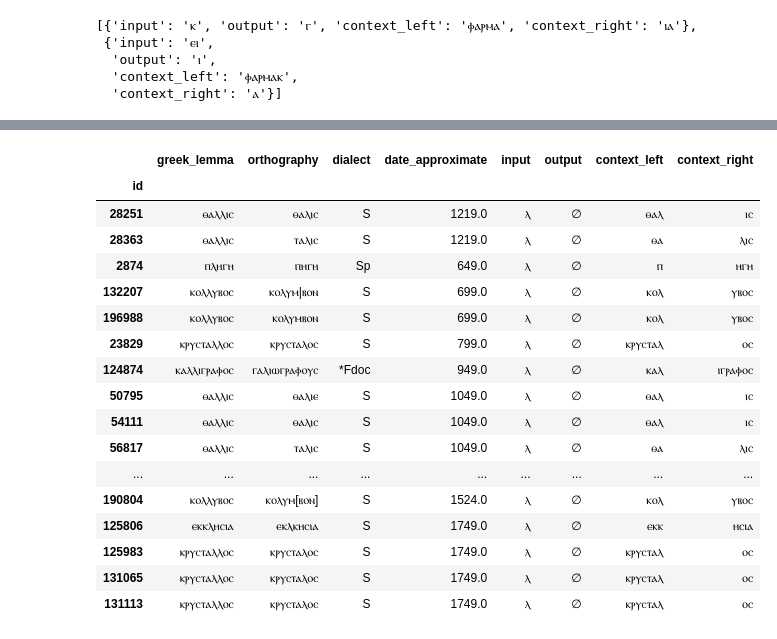
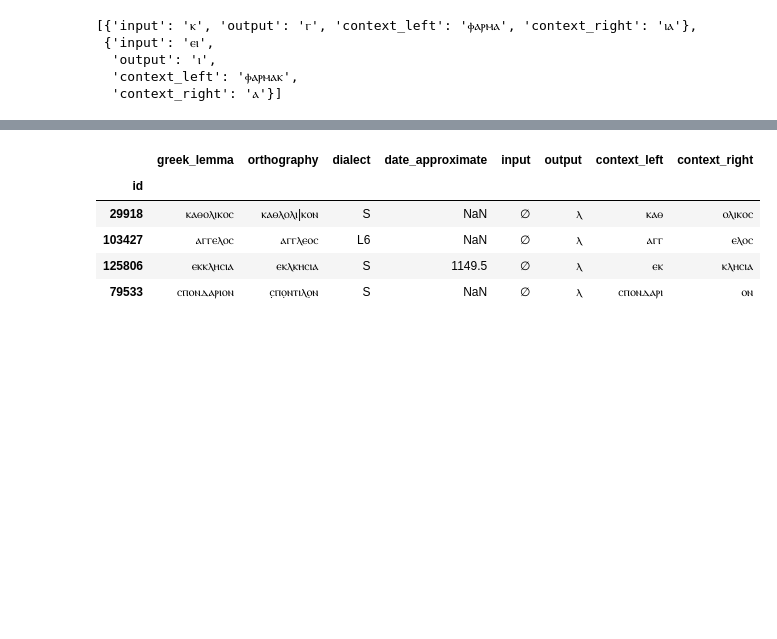
Before and after one commit to kmein/greek-coptic, a Jupyter notebook: greek-coptic.ipynb, the cells around one changed output, grey strips where cells are left out. Saved outputs shown, nothing was run; the diff lists cells and outputs as text; code cells hidden in the pictures; blank space fills up the shorter version.

```diff
--- a/greek-coptic.ipynb
+++ b/greek-coptic.ipynb
@@ -178,0 +180,2 @@ df["date_approximate"] = df["latest"] + df["earliest"] / 2
+# %%
+df_simple = df_simple.dropna(subset={"orthography", "greek_lemma"})
@@ -312,21 +414,7 @@ def fix_gemination(edit):
             "input": edit["context_left"][-1],
             "output": edit["output"][0] * 2,
             "context_left": edit["context_left"][:-1],
-            "context_right": edit["context_right"],
+            "context_right": edit["input"]+edit["context_right"],
         }]
     else:
         return [edit]
-
-fix_gemination({
-    "input": "∅",
-    "output": "ⲗ",
-    "context_left": "ⲁⲣⲭⲁⲅⲅⲉⲗ",
-    "context_right": "ⲟⲥ"
-})
-
-fix_gemination({
-    "input": "ⲁⲓ",
-    "output": "ⲥⲉ",
-    "context_left": "ⲫⲁⲣⲓⲥ",
-    "context_right": "ⲟⲥ"
-})
@@ -470,0 +560,19 @@ list(get_required_edits_improved("ⲙⲁⲥⲧⲓⲝ", "ⲙⲁⲥⲥⲓⲅⲝ"))
+# %%
+def flatmap(func, *iterable):
+    return itertools.chain.from_iterable(map(func, *iterable))
+
+def get_required_edits_improved(x, y):
+    return flatmap(fix_CV_or_VC,
+        map(fix_degemination,
+            flatmap(fix_gemination,
+                map(unprotect_edit,
+                    get_required_edits(
+                        protect_digraphs(x),
+                        protect_digraphs(y)
+                    )
+                )
+            )
+        )
+    )
+
+list(get_required_edits_improved("ⲙⲁⲥⲧⲓⲝ", "ⲙⲁⲥⲥⲓⲅⲝ"))
@@ -488,9 +600,11 @@ df_diff = df_diff[~(
     (df_diff["context_right"] == "#")
     & (
         (df_diff["input"].isin({"ⲥ", "ⲛ"}) & df_diff["output"].isin({"ⲛ", "ⲩ"}) & df_diff["context_left"].str.endswith("ⲟ"))
-        | ((df_diff["input"] == "ⲟⲥ") & (df_diff["output"].isin({"ⲏ", "ⲁ", "ⲱⲛ", "ⲱ", "ⲉ"})))
+        | ((df_diff["input"] == "ⲟⲥ") & (df_diff["output"].isin({"ⲏ", "ⲁ", "ⲱⲛ", "ⲱ", "ⲉ", "ⲟⲩ"})))
+        | ((df_diff["input"] == "ⲟⲛ") & (df_diff["output"] == "ⲁ"))
         | ((df_diff["input"] == "ⲩⲥ") & (df_diff["output"] == "ⲏ"))
         | ((df_diff["input"] == "ⲥ") & (df_diff["output"] == "ⲛ"))
+        | ((df_diff["input"] == "ⲛ") & (df_diff["output"] == "ⲥ"))
     )
 ) & ~(
     (df_diff["context_right"] == "ⲥ")
@@ -514,6 +628,8 @@ blacklist = {
     "ⲥⲱⲧⲏⲣ",
     "ⲡⲛⲉⲩⲙⲁⲧⲓⲕⲟⲥ",
     "ⲇⲉⲓⲛⲁ",
+    "ⲕⲩⲣⲓⲟⲥ",
+    "ⲡⲁⲛⲧⲟⲕⲣⲁⲧⲱⲣ",
     "ⲁⲙⲏⲛ" # sometimes ϥⲑ
 }
 
@@ -603,23 +719,11 @@ input        output
 Name: greek_lemma, dtype: object
 # %%
-df_diff[(df_diff["input"] == "ⲗ") & (df_diff["output"] == "∅")]
+df_diff[(df_diff["input"] == "∅") & (df_diff["output"] == "ⲗ")]
 # %% [output]
 |  | greek_lemma | orthography | dialect | date_approximate | input | output | context_left | context_right |
 | id |  |  |  |  |  |  |  |  |
-| 28251 | ⲑⲁⲗⲗⲓⲥ | ⲑⲁⲗⲓⲥ | S | 1219.0 | ⲗ | ∅ | ⲑⲁⲗ | ⲓⲥ |
-| 28363 | ⲑⲁⲗⲗⲓⲥ | ⲧⲁⲗⲓⲥ | S | 1219.0 | ⲗ | ∅ | ⲑⲁ | ⲗⲓⲥ |
-| 2874 | ⲡⲗⲏⲅⲏ | ⲡⲏⲅⲏ | Sp | 649.0 | ⲗ | ∅ | ⲡ | ⲏⲅⲏ |
-| 132207 | ⲕⲟⲗⲗⲩⲃⲟⲥ | ⲕⲟⲗⲩⲙ|ⲃⲟⲛ | S | 699.0 | ⲗ | ∅ | ⲕⲟⲗ | ⲩⲃⲟⲥ |
-| 196988 | ⲕⲟⲗⲗⲩⲃⲟⲥ | ⲕⲟⲗⲩⲙⲃⲟⲛ | S | 699.0 | ⲗ | ∅ | ⲕⲟⲗ | ⲩⲃⲟⲥ |
-| 23829 | ⲕⲣⲩⲥⲧⲁⲗⲗⲟⲥ | ⲕⲣⲩⲥⲧⲁⲗⲟⲥ | S | 799.0 | ⲗ | ∅ | ⲕⲣⲩⲥⲧⲁⲗ | ⲟⲥ |
-| 124874 | ⲕⲁⲗⲗⲓⲅⲣⲁⲫⲟⲥ | ⲅⲁⲗⲓⲱⲅⲣⲁⲫⲟⲩⲥ | *Fdoc | 949.0 | ⲗ | ∅ | ⲕⲁⲗ | ⲓⲅⲣⲁⲫⲟⲥ |
-| 50795 | ⲑⲁⲗⲗⲓⲥ | ⲑⲁⲗⲓⲉ | S | 1049.0 | ⲗ | ∅ | ⲑⲁⲗ | ⲓⲥ |
-| 54111 | ⲑⲁⲗⲗⲓⲥ | ⲑⲁⲗⲓⲥ | S | 1049.0 | ⲗ | ∅ | ⲑⲁⲗ | ⲓⲥ |
-| 56817 | ⲑⲁⲗⲗⲓⲥ | ⲧⲁⲗⲓⲥ | S | 1049.0 | ⲗ | ∅ | ⲑⲁ | ⲗⲓⲥ |
-| ... | ... | ... | ... | ... | ... | ... | ... | ... |
-| 190804 | ⲕⲟⲗⲗⲩⲃⲟⲥ | ⲕⲟⲗⲩⲙ[ⲃⲟⲛ] | S | 1524.0 | ⲗ | ∅ | ⲕⲟⲗ | ⲩⲃⲟⲥ |
-| 125806 | ⲉⲕⲕⲗⲏⲥⲓⲁ | ⲉⲕⲗⲕⲏⲥⲓⲁ | S | 1749.0 | ⲗ | ∅ | ⲉⲕⲕ | ⲏⲥⲓⲁ |
-| 125983 | ⲕⲣⲩⲥⲧⲁⲗⲗⲟⲥ | ⲕⲣⲩⲥⲧⲁⲗⲟⲥ | S | 1749.0 | ⲗ | ∅ | ⲕⲣⲩⲥⲧⲁⲗ | ⲟⲥ |
-| 131065 | ⲕⲣⲩⲥⲧⲁⲗⲗⲟⲥ | ⲕⲣⲩⲥⲧⲁⲗⲟⲥ | S | 1749.0 | ⲗ | ∅ | ⲕⲣⲩⲥⲧⲁⲗ | ⲟⲥ |
-| 131113 | ⲕⲣⲩⲥⲧⲁⲗⲗⲟⲥ | ⲕⲣⲩⲥⲧⲁⲗⲟⲥ | S | 1749.0 | ⲗ | ∅ | ⲕⲣⲩⲥⲧⲁⲗ | ⲟⲥ |
+| 29918 | ⲕⲁⲑⲟⲗⲓⲕⲟⲥ | ⲕⲁⲑⲗⲟⲗⲓ|ⲕⲟⲛ | S | NaN | ∅ | ⲗ | ⲕⲁⲑ | ⲟⲗⲓⲕⲟⲥ |
+| 103427 | ⲁⲅⲅⲉⲗⲟⲥ | ⲁⲅⲅⲗⲉⲟⲥ | L6 | NaN | ∅ | ⲗ | ⲁⲅⲅ | ⲉⲗⲟⲥ |
+| 125806 | ⲉⲕⲕⲗⲏⲥⲓⲁ | ⲉⲕⲗⲕⲏⲥⲓⲁ | S | 1149.5 | ∅ | ⲗ | ⲉⲕ | ⲕⲗⲏⲥⲓⲁ |
+| 79533 | ⲥⲡⲟⲛⲇⲁⲣⲓⲟⲛ | ⲥ̣ⲡⲟ̣ⲛⲧⲓⲗⲟ̣ⲛ | S | NaN | ∅ | ⲗ | ⲥⲡⲟⲛⲇⲁⲣⲓ | ⲟⲛ |
 # %%
```
Also changed, not shown: parts of 74 cells of this notebook.
